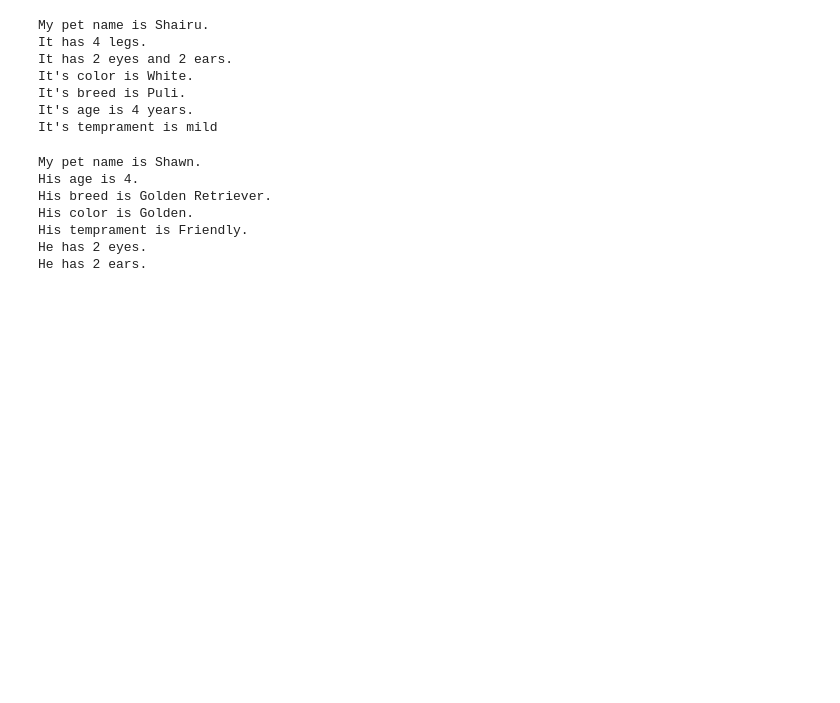
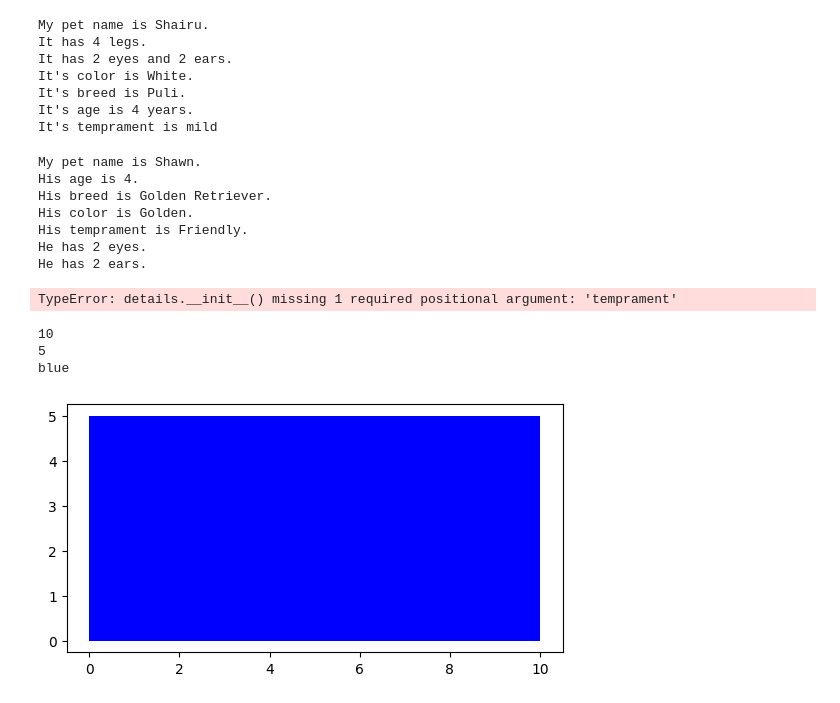
Before and after one commit to Roushan-World/Python_Nov_12-02PM, a Jupyter notebook: 12.Classes and Objects in Python.ipynb, the cells around one changed output. Cells and saved outputs as stored; diff of their text form; code cells hidden in the pictures; blank space fills up the shorter version.

```diff
--- a/12.Classes and Objects in Python.ipynb
+++ b/12.Classes and Objects in Python.ipynb
@@ -170,7 +170,7 @@ He has 2 eyes.
 He has 2 ears.
 # %%
 class details:
-        def _init_(self,name,legs,eyes,colour,breed,age,temprament):
+        def __init__(self,name,legs,eyes,colour,breed,age,temprament):
             self.name=name
             self.age=age
             self.legs=legs
@@ -188,3 +188,5 @@ class details:
 
 y1=details('Casper',3,4,'brownish red','persian','calm')
 y1.msg_details()
+# %% [output]
+TypeError: details.__init__() missing 1 required positional argument: 'temprament'
@@ -190,0 +200,32 @@ y1.msg_details()
+# %%
+# matplotlib
+
+import matplotlib.pyplot as plt
+
+%matplotlib inline
+
+# Creating a class to draw Rectangle
+
+class Rectangle(object):
+    def __init__(self,width,height,color):
+        self.width=width
+        self.height=height
+        self.color=color
+    # method
+    def drawRectangle(self):
+        plt.gca().add_patch(plt.Rectangle((0,0),self.width,self.height,fc=self.color))
+        plt.axis('Scaled')
+        plt.show
+
+
+# Creating an object
+one_Rectangle=Rectangle(10,5,'blue')
+print(one_Rectangle.width)
+print(one_Rectangle.height)
+print(one_Rectangle.color)
+one_Rectangle.drawRectangle()
+# %% [output]
+10
+5
+blue
+[figure, added]
```
Also changed, not shown: parts of 11 cells of this notebook.
